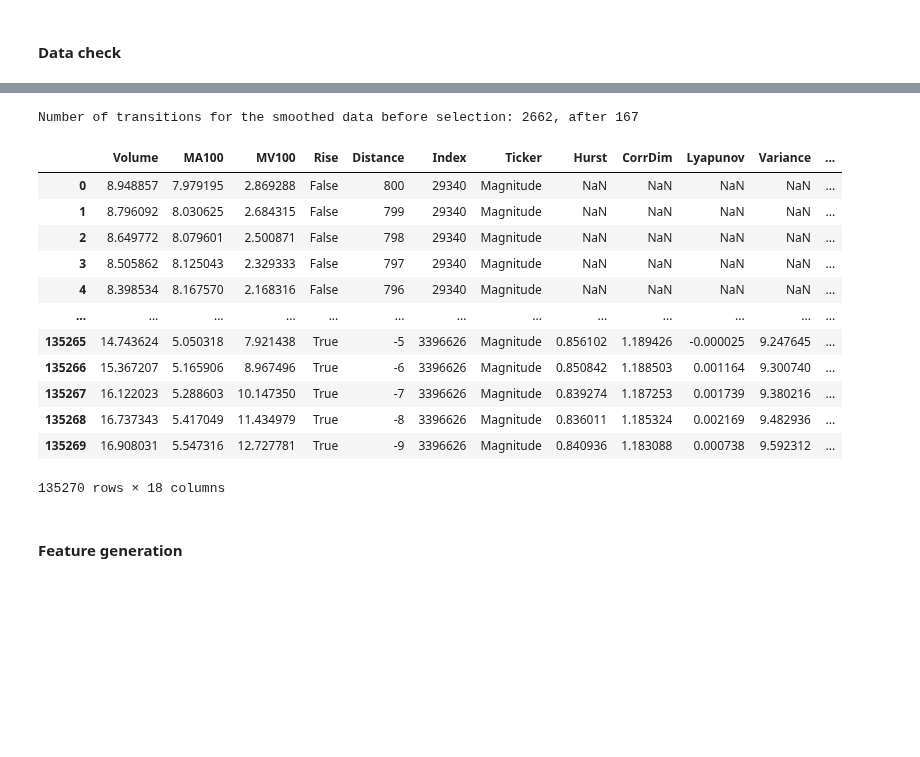
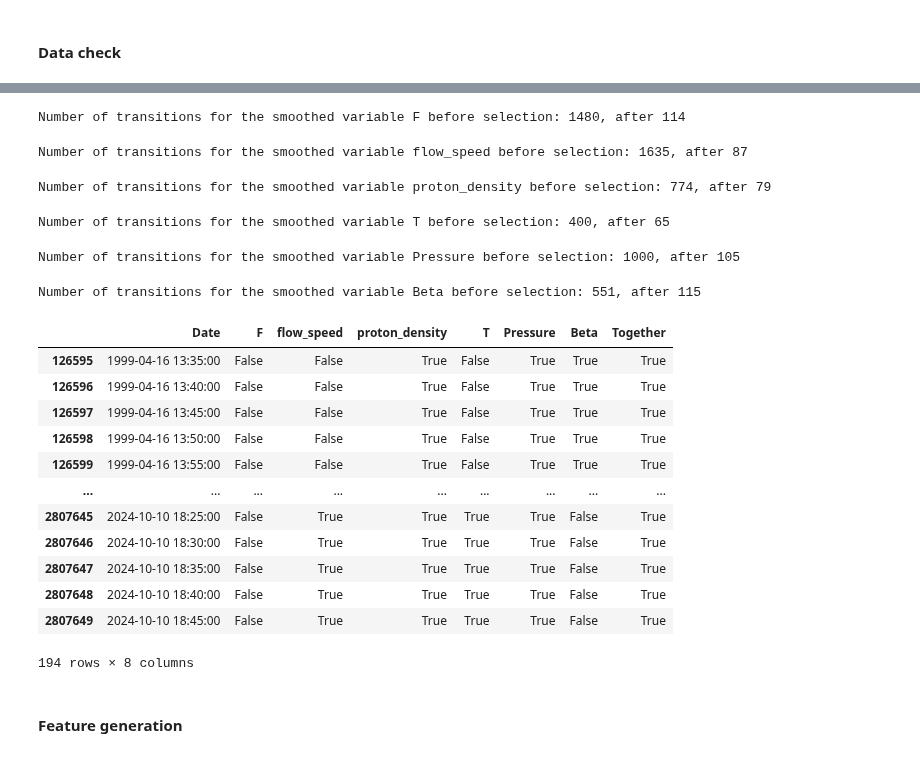
Before and after one commit to lebedevaale/early_warning_model, a Jupyter notebook: import_and_preparation.ipynb, the cells around one changed output, grey strips where cells are left out. Cells and saved outputs as stored; diff of their text form; code cells hidden in the pictures; blank space fills up the shorter version.

```diff
--- a/import_and_preparation.ipynb
+++ b/import_and_preparation.ipynb
@@ -542,30 +669,64 @@ Number of transitions for the original data before selection: 2745, after 184
 # %%
 # Check number of transitions for the smoothed data
-data_final = fun.find_rise(pd.DataFrame({'Magnitude': deterministic_component}), 'Magnitude', ma, mv, window)
-print(f'Number of transitions for the smoothed data before selection: {len(data_final[data_final['Rise'] == True])}, after {len(fun.find_transitions(data_final, ma, mv, window, distance, tail))}')
+data_smoothed_rise = pd.DataFrame({'Date': data_smoothed['Date']})
+for var in variables:
+    # Find transitions
+    data_smoothed_final = fun.find_rise(
+        data_smoothed,
+        var,
+        ma[var],
+        mv,
+        window
+    ).reset_index(drop = True)
 
-# Get metrics for the smoothed data
-data_final.columns = [f'Magnitude, {i}' if i != 'Magnitude' else i for i in data_final.columns]
-ds = fun.get_metrics(data_final, ['Magnitude'], ma, mv, window, distance, tail, window_metrics)
-ds.to_parquet('Data/solar_metrics_smoothed.parquet', index = False)
+    data_smoothed_rise = data_smoothed_rise.merge(
+        data_smoothed_final[['Date', 'Rise']].rename(columns = {'Rise': var}),
+        how = 'left',
+        on = 'Date'
+    )
+
+    print(f'Number of transitions for the smoothed variable {var} before selection: {len(data_smoothed_final[data_smoothed_final['Rise'] == True])}, after {len(fun.find_transitions(data_smoothed_final, ma[var], mv, window, distance, tail))}')
+
+    # Get metrics for the smoothed data
+    data_smoothed_final.drop(columns = ['Date'], inplace = True)
+    data_smoothed_final.dropna(inplace = True, ignore_index = True)
+    data_smoothed_final.columns = [f'{var}, {i}' if i != var else i for i in data_smoothed_final.columns]
+    ds = fun.get_metrics(
+        data_smoothed_final,
+        [var],
+        ma[var],
+        mv,
+        window,
+        distance,
+        tail,
+        window_metrics,
+        with_wl = False
+    )
+    ds.to_parquet(f'Data/{var}_smoothed_metrics.parquet', index = False)
+
+# Check if transitions are together between variables
+data_smoothed_rise['Together'] = data_smoothed_rise[variables].sum(axis = 1) >= (len(variables) / 2)
+data_smoothed_rise[data_smoothed_rise['Together'] == True]
 # %% [output]
-Number of transitions for the smoothed data before selection: 2662, after 167
+Number of transitions for the smoothed variable F before selection: 1480, after 114
+Number of transitions for the smoothed variable flow_speed before selection: 1635, after 87
+Number of transitions for the smoothed variable proton_density before selection: 774, after 79
+Number of transitions for the smoothed variable T before selection: 400, after 65
+Number of transitions for the smoothed variable Pressure before selection: 1000, after 105
+Number of transitions for the smoothed variable Beta before selection: 551, after 115
+|  | Date | F | flow_speed | proton_density | T | Pressure | Beta | Together |
+| 126595 | 1999-04-16 13:35:00 | False | False | True | False | True | True | True |
+| 126596 | 1999-04-16 13:40:00 | False | False | True | False | True | True | True |
+| 126597 | 1999-04-16 13:45:00 | False | False | True | False | True | True | True |
+| 126598 | 1999-04-16 13:50:00 | False | False | True | False | True | True | True |
+| 126599 | 1999-04-16 13:55:00 | False | False | True | False | True | True | True |
+| ... | ... | ... | ... | ... | ... | ... | ... | ... |
+| 2807645 | 2024-10-10 18:25:00 | False | True | True | True | True | False | True |
+| 2807646 | 2024-10-10 18:30:00 | False | True | True | True | True | False | True |
+| 2807647 | 2024-10-10 18:35:00 | False | True | True | True | True | False | True |
+| 2807648 | 2024-10-10 18:40:00 | False | True | True | True | True | False | True |
+| 2807649 | 2024-10-10 18:45:00 | False | True | True | True | True | False | True |
+194 rows × 8 columns
-# %%
-ds
-# %% [output]
-|  | Volume | MA100 | MV100 | Rise | Distance | Index | Ticker | Hurst | CorrDim | Lyapunov | Variance | ... |
-| 0 | 8.948857 | 7.979195 | 2.869288 | False | 800 | 29340 | Magnitude | NaN | NaN | NaN | NaN | ... |
-| 1 | 8.796092 | 8.030625 | 2.684315 | False | 799 | 29340 | Magnitude | NaN | NaN | NaN | NaN | ... |
-| 2 | 8.649772 | 8.079601 | 2.500871 | False | 798 | 29340 | Magnitude | NaN | NaN | NaN | NaN | ... |
-| 3 | 8.505862 | 8.125043 | 2.329333 | False | 797 | 29340 | Magnitude | NaN | NaN | NaN | NaN | ... |
-| 4 | 8.398534 | 8.167570 | 2.168316 | False | 796 | 29340 | Magnitude | NaN | NaN | NaN | NaN | ... |
-| ... | ... | ... | ... | ... | ... | ... | ... | ... | ... | ... | ... | ... |
-| 135265 | 14.743624 | 5.050318 | 7.921438 | True | -5 | 3396626 | Magnitude | 0.856102 | 1.189426 | -0.000025 | 9.247645 | ... |
-| 135266 | 15.367207 | 5.165906 | 8.967496 | True | -6 | 3396626 | Magnitude | 0.850842 | 1.188503 | 0.001164 | 9.300740 | ... |
-| 135267 | 16.122023 | 5.288603 | 10.147350 | True | -7 | 3396626 | Magnitude | 0.839274 | 1.187253 | 0.001739 | 9.380216 | ... |
-| 135268 | 16.737343 | 5.417049 | 11.434979 | True | -8 | 3396626 | Magnitude | 0.836011 | 1.185324 | 0.002169 | 9.482936 | ... |
-| 135269 | 16.908031 | 5.547316 | 12.727781 | True | -9 | 3396626 | Magnitude | 0.840936 | 1.183088 | 0.000738 | 9.592312 | ... |
-135270 rows × 18 columns
 # %% [markdown]
 #### Feature generation
 # %%
```
Also changed, not shown: parts of 14 cells of this notebook, 2 other files.
